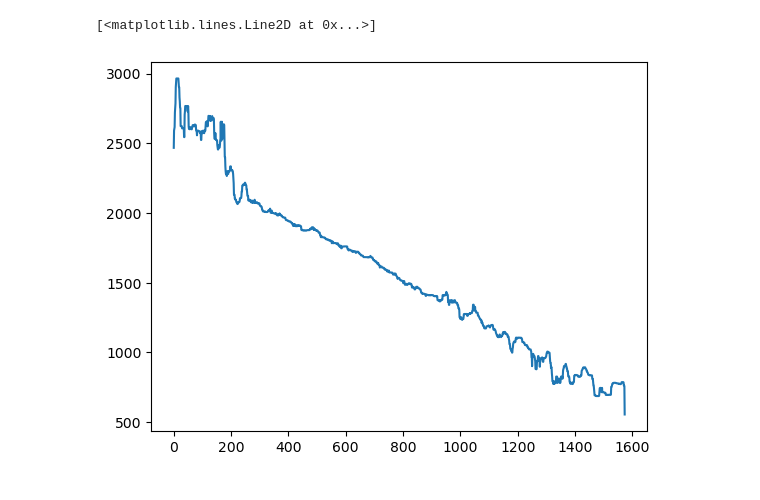
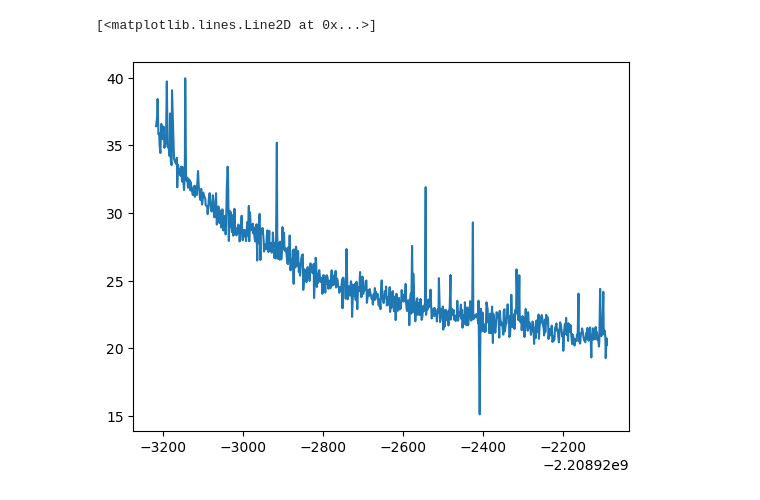
Before and after one commit to vas0x59/droplets_physlab, a Jupyter notebook: l/ppp.ipynb, the cells around one changed output. Saved outputs shown, nothing was run; the diff lists cells and outputs as text; code cells hidden in the pictures.

```diff
--- a/l/ppp.ipynb
+++ b/l/ppp.ipynb
@@ -1,3 +0,0 @@
-# %%
-import pickle
-ab_s = pickle.load(open("./ab_s.pickle", "rb"))
@@ -9,2 +6,5 @@ ab_s = np.array(ab_s)
+# %%
+
+ab_s = np.array(pickle.load(open("./ab_s.pickle", "rb")))
 # %%
 from scipy.signal import medfilt
@@ -11,5 +15,5 @@ from scipy.signal import medfilt
 # %%
-plt.plot(medfilt(ab_s[:, 1], 21)**3/2)
+plt.plot(ab_s[:, 0], (ab_s[:, 1]))
 # %% [output]
 [<matplotlib.lines.Line2D at 0x...>]
-[figure, old version]
+[figure, new version]
```
Also changed, not shown: parts of 4 cells of this notebook, 1 other file.
